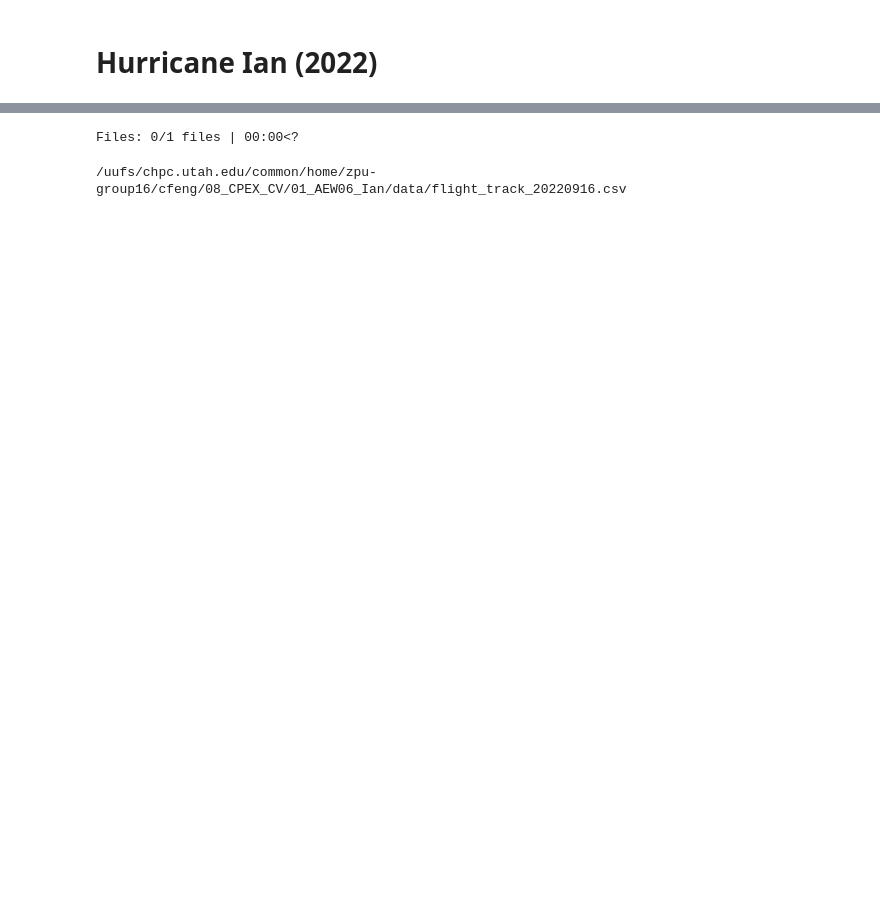
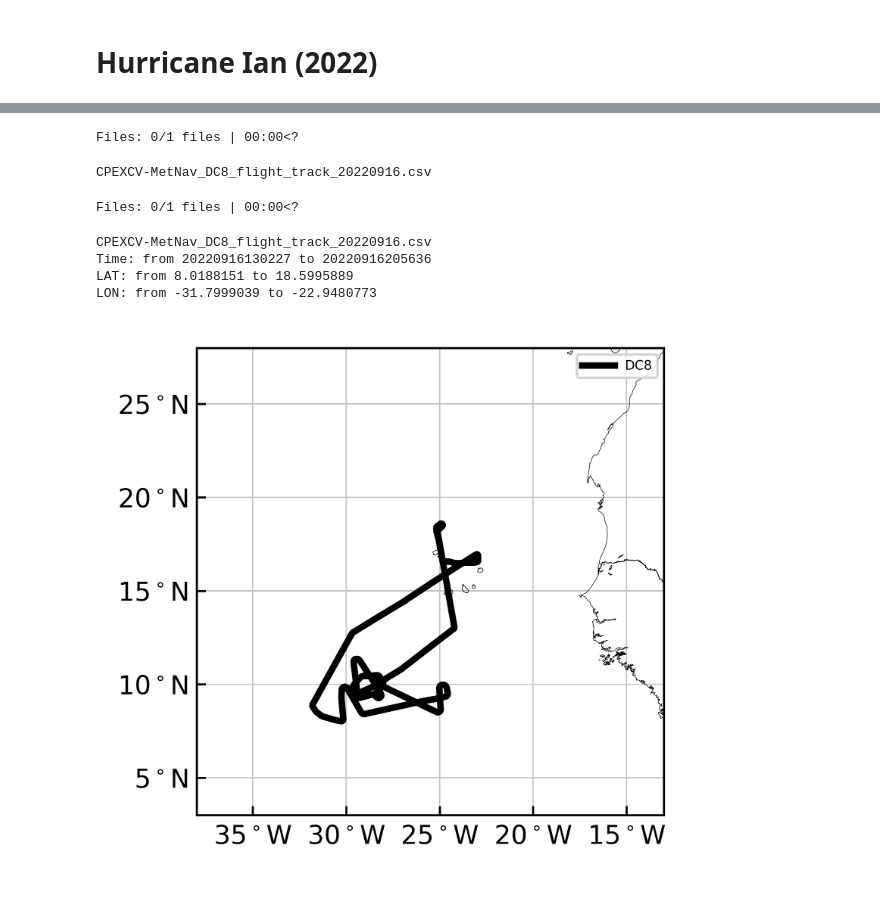
Before and after one commit to RoyCaitSith/climetlab-my-plugin, a Jupyter notebook: notebooks/cpex_visualization.ipynb, the cells around one changed output, grey strips where cells are left out. Saved outputs shown, nothing was run; the diff lists cells and outputs as text; code cells hidden in the pictures; blank space fills up the shorter version.

```diff
--- a/notebooks/cpex_visualization.ipynb
+++ b/notebooks/cpex_visualization.ipynb
@@ -36,8 +43,17 @@ pd
 # %%
-from data_library import attributes
-from cpex_metnav import metnav_to_csv
+from data_library_cpex import attributes
+from cpex_metnav import metnav_to_csv, draw_metnav_dc8
 
-metnav_to_csv(dir_case='/08_CPEX_CV/01_AEW06_Ian', case_name='Ian')
+(dir_case, case_name) = ('/08_CPEX/01_CV_RF07_AEW06_IAN', 'Ian')
+
+metnav_to_csv(dir_case=dir_case, case_name=case_name)
+draw_metnav_dc8(dir_case=dir_case, case_name=case_name)
 # %% [output]
 Files: 0/1 files | 00:00<?
-/uufs/chpc.utah.edu/common/home/zpu-group16/cfeng/08_CPEX_CV/01_AEW06_Ian/data/flight_track_20220916.csv
+CPEXCV-MetNav_DC8_flight_track_20220916.csv
+Files: 0/1 files | 00:00<?
+CPEXCV-MetNav_DC8_flight_track_20220916.csv
+Time: from 20220916130227 to 20220916205636
+LAT: from 8.0188151 to 18.5995889
+LON: from -31.7999039 to -22.9480773
+[figure, added]
```
Also changed, not shown: parts of 2 cells of this notebook, 11 other files.
